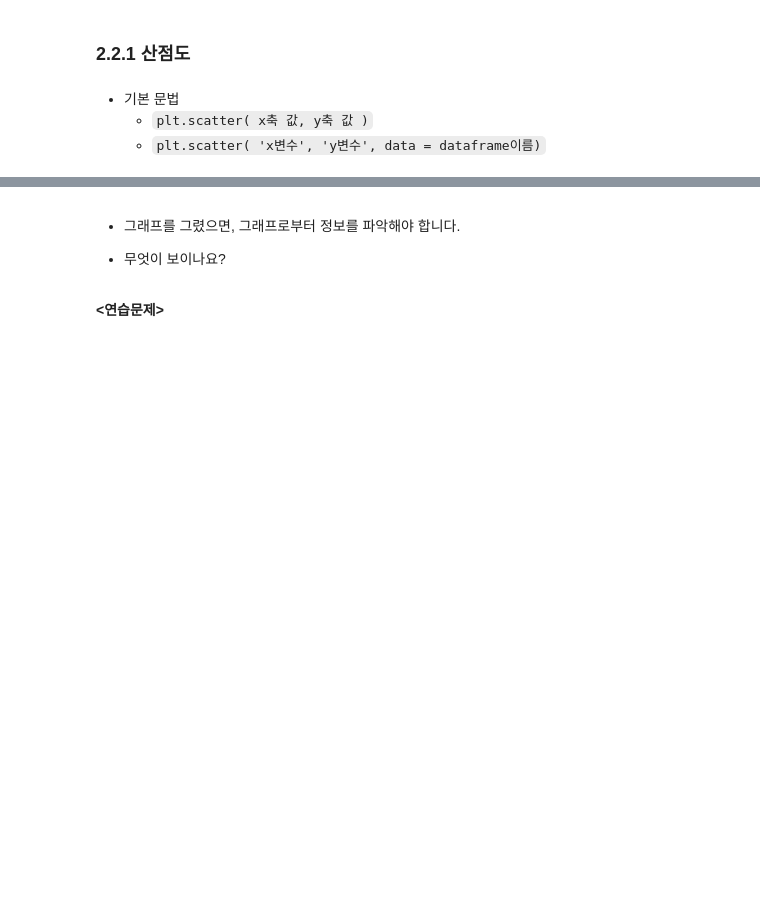
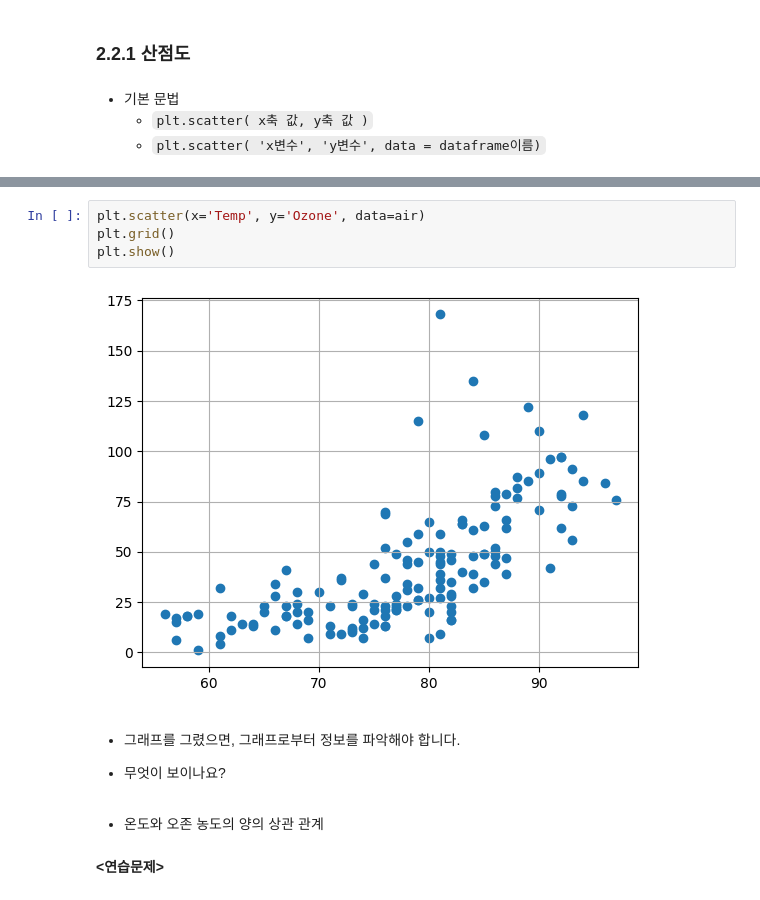
Before and after one commit to jexists/sk_network, a Jupyter notebook: 07.data_analysis/02_이변량분석/02_데이터분석_이변량분석1.ipynb, the cells around one changed output, grey strips where cells are left out. Saved outputs shown, nothing was run; the diff lists cells and outputs as text; blank space fills up the shorter version.

```diff
--- a/07.data_analysis/02_이변량분석/02_데이터분석_이변량분석1.ipynb
+++ b/07.data_analysis/02_이변량분석/02_데이터분석_이변량분석1.ipynb
@@ -41,7 +92,15 @@
+# %%
+plt.scatter(x='Temp', y='Ozone', data=air)
+plt.grid()
+plt.show()
+# %% [output]
+[figure, added]
 # %% [markdown]
 - 그래프를 그렸으면, 그래프로부터 정보를 파악해야 합니다.
 
 - 무엇이 보이나요?
+# %% [markdown]
+- 온도와 오존 농도의 양의 상관 관계
 # %% [markdown]
 **<연습문제>**
 # %% [markdown]
```
Also changed, not shown: parts of 11 cells of this notebook.
